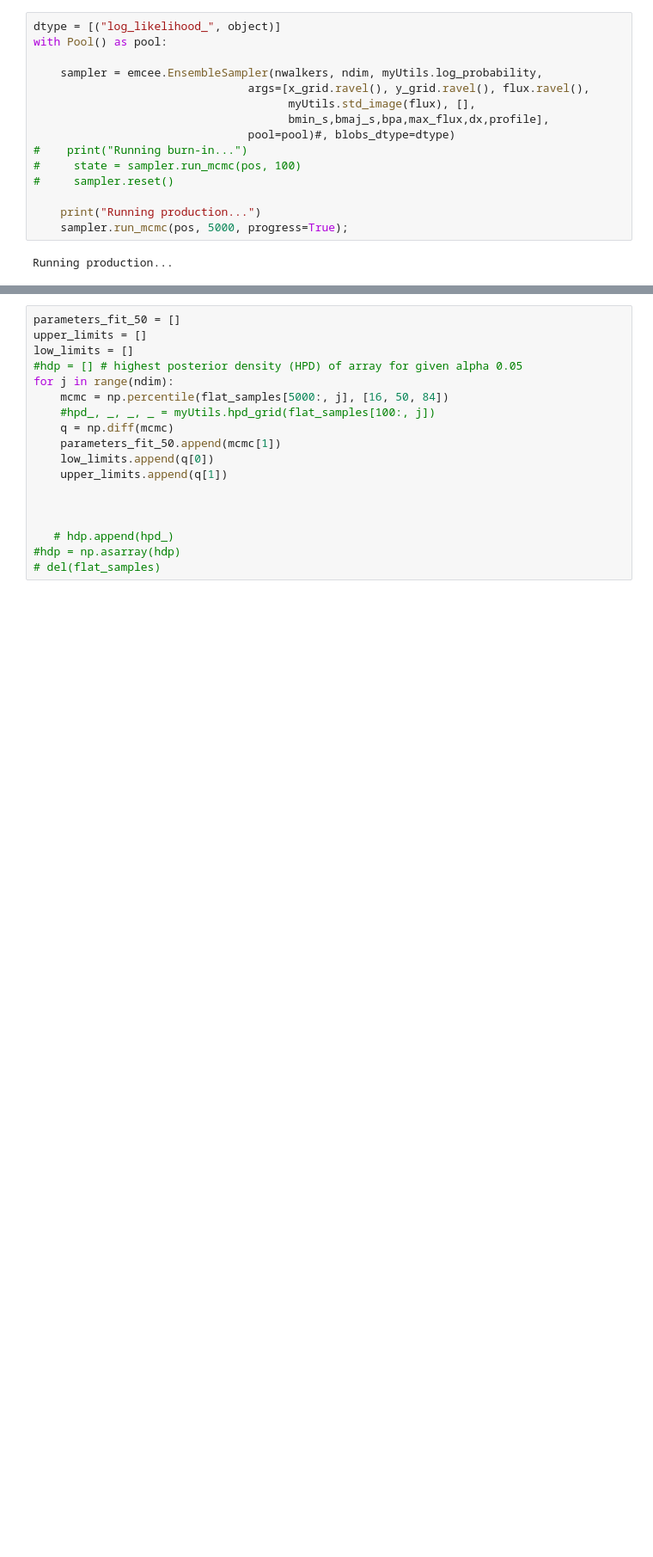
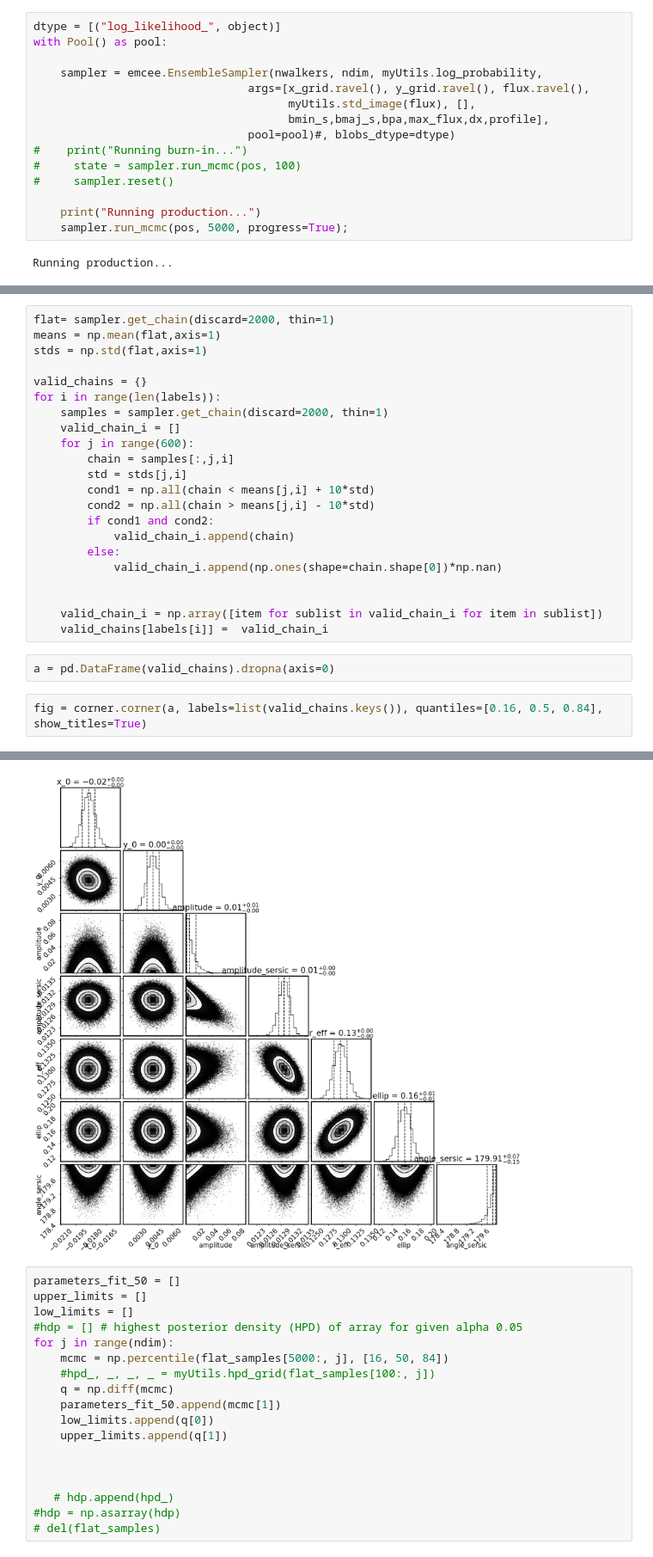
Before and after one commit to agzalcazar/Emcee_ALMA, a Jupyter notebook: fitting_2DGaussian+sersic.ipynb, the cells around one changed output, grey strips where cells are left out. Shown at 86% size. Cells and saved outputs as stored; diff of their text form; blank space fills up the shorter version.

```diff
--- a/fitting_2DGaussian+sersic.ipynb
+++ b/fitting_2DGaussian+sersic.ipynb
@@ -276,0 +279,27 @@ WARNING:root:Too few points to create valid contours
+# %%
+flat= sampler.get_chain(discard=2000, thin=1)
+means = np.mean(flat,axis=1)
+stds = np.std(flat,axis=1)
+
+valid_chains = {}
+for i in range(len(labels)):
+    samples = sampler.get_chain(discard=2000, thin=1)
+    valid_chain_i = []
+    for j in range(600):
+        chain = samples[:,j,i]
+        std = stds[j,i]
+        cond1 = np.all(chain < means[j,i] + 10*std)
+        cond2 = np.all(chain > means[j,i] - 10*std)
+        if cond1 and cond2:
+            valid_chain_i.append(chain)
+        else:
+            valid_chain_i.append(np.ones(shape=chain.shape[0])*np.nan)
+
+
+    valid_chain_i = np.array([item for sublist in valid_chain_i for item in sublist])
+    valid_chains[labels[i]] =  valid_chain_i
+# %%
+a = pd.DataFrame(valid_chains).dropna(axis=0)
+# %%
+fig = corner.corner(a, labels=list(valid_chains.keys()), quantiles=[0.16, 0.5, 0.84], show_titles=True)
+# %% [output]
@@ -277,3 +307,4 @@ WARNING:root:Too few points to create valid contours
+[figure, added]
 # %%
 parameters_fit_50 = []
 upper_limits = []
```
Also changed, not shown: parts of 21 cells of this notebook, 5 other files.
